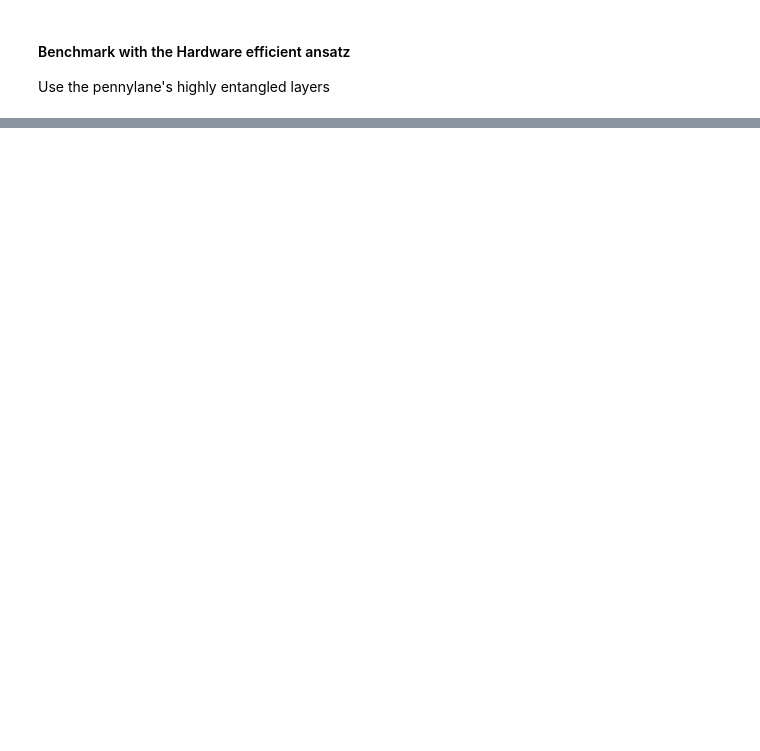
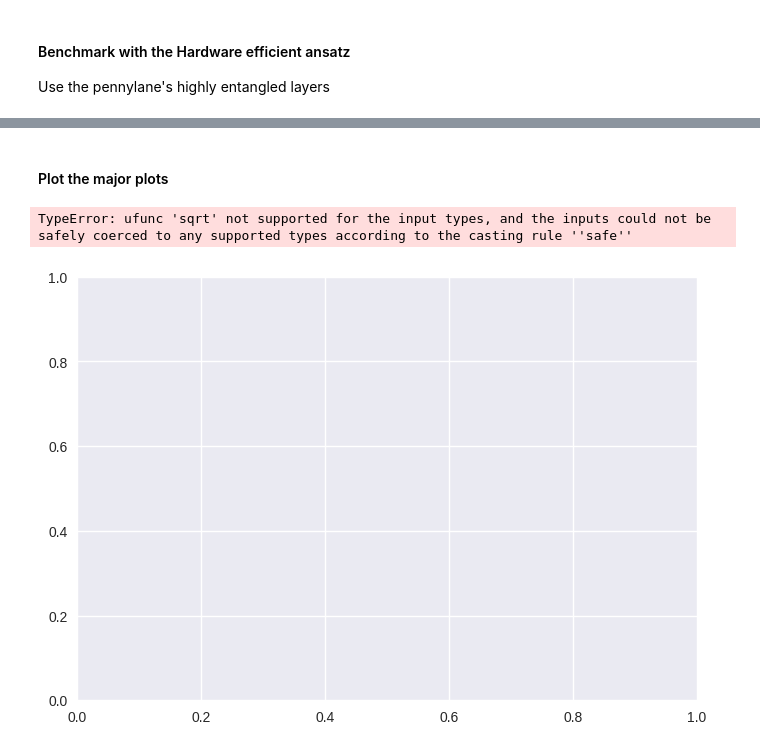
Before and after one commit to hanzheng98/Sn-CQA, a Jupyter notebook: pennylane_codes/cqa_tutorial.ipynb, the cells around one changed output, grey strips where cells are left out. Cells and saved outputs as stored; diff of their text form; code cells hidden in the pictures; blank space fills up the shorter version.

```diff
--- a/pennylane_codes/cqa_tutorial.ipynb
+++ b/pennylane_codes/cqa_tutorial.ipynb
@@ -395,0 +454,7 @@ plt.show()
+# %%
+plot_data1 = dict()
+plot_data1['CQA'] = [1, 3, 4, 6] #lattice_size vs. layers
+plot_data1['HEA'] = [4, 10, 20, 40]
+plot_data2 = dict() # lattice_size vs. convergence time
+plot_data2['CQA'] = [16, 27, 65, ]
+plot_data2['HEA'] = [33, 55, 219, 1000 ]
@@ -395,0 +465,19 @@ plt.show()
+# %% [markdown]
+#### Plot the major plots
+# %%
+# plt.style.use("default")
+# plt.style.use("seaborn")
+plt.scatter([4, 6, 8, 12], plot_data1['CQA'] , "bo",linestyle='-' ,label='Sn-CQA Ansatz')
+# plt.plot(loss_history_noise , "b", label='Sn-CQA Ansatz with noise')
+plt.scatter([4, 6, 8, 12], plot_data1['HEA'] , "ro",linestyle='-' ,label='Hardware-efficient ansatz')
+# plt.plot(loss_history_hea , "m", label=f'Hardware efficient ansatz with {hea_num_layer} layers')
+# plt.axhline(e_gs, color='k', linestyle='-', label='ED GS energy: {:.4f}'.format(e_gs))
+plt.ylabel("Number of Layers")
+plt.xlabel("Number of qubits")
+plt.legend(loc="best")
+plt.ylim([0, 30])
+# plt.title('')
+plt.show()
+# %% [output]
+TypeError: ufunc 'sqrt' not supported for the input types, and the inputs could not be safely coerced to any supported types according to the casting rule ''safe''
+[figure, added]
```
Also changed, not shown: parts of 22 cells of this notebook, 33 other files.
